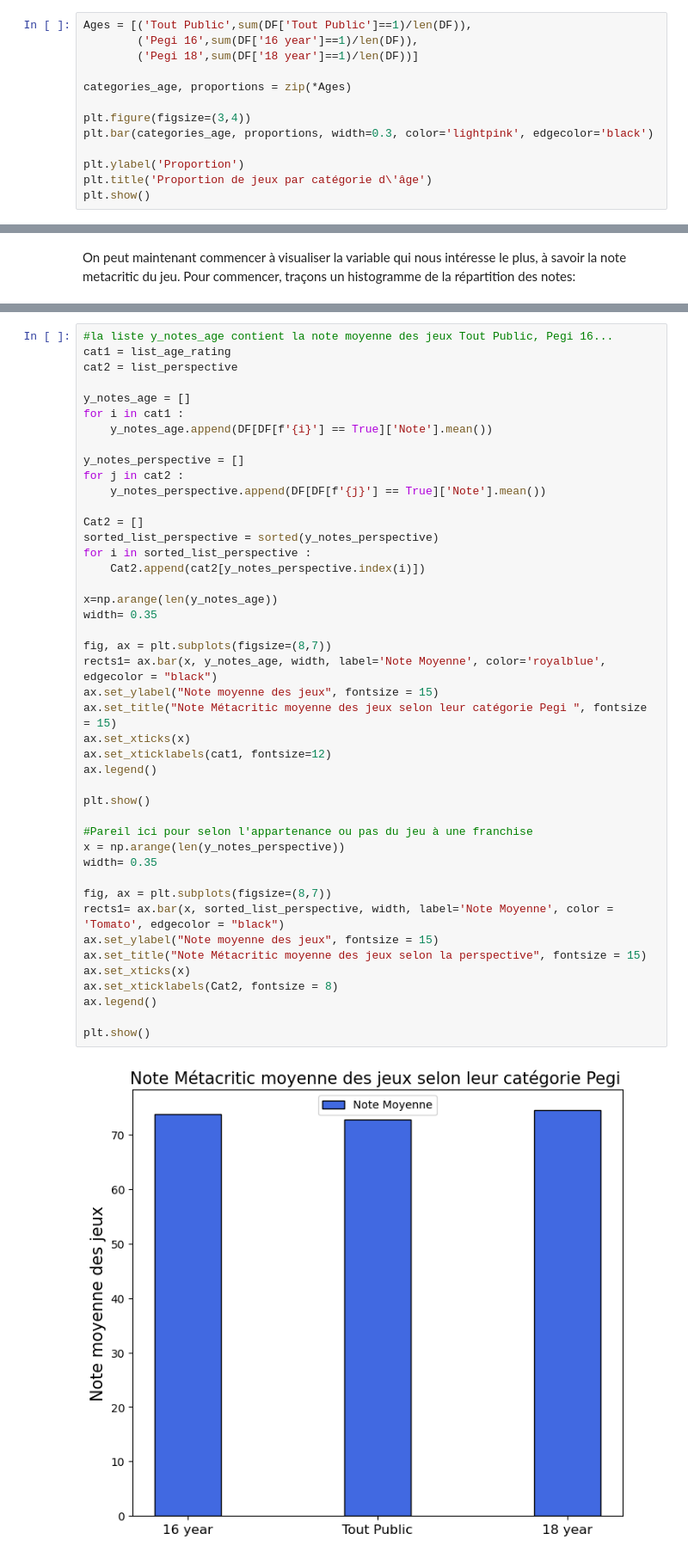
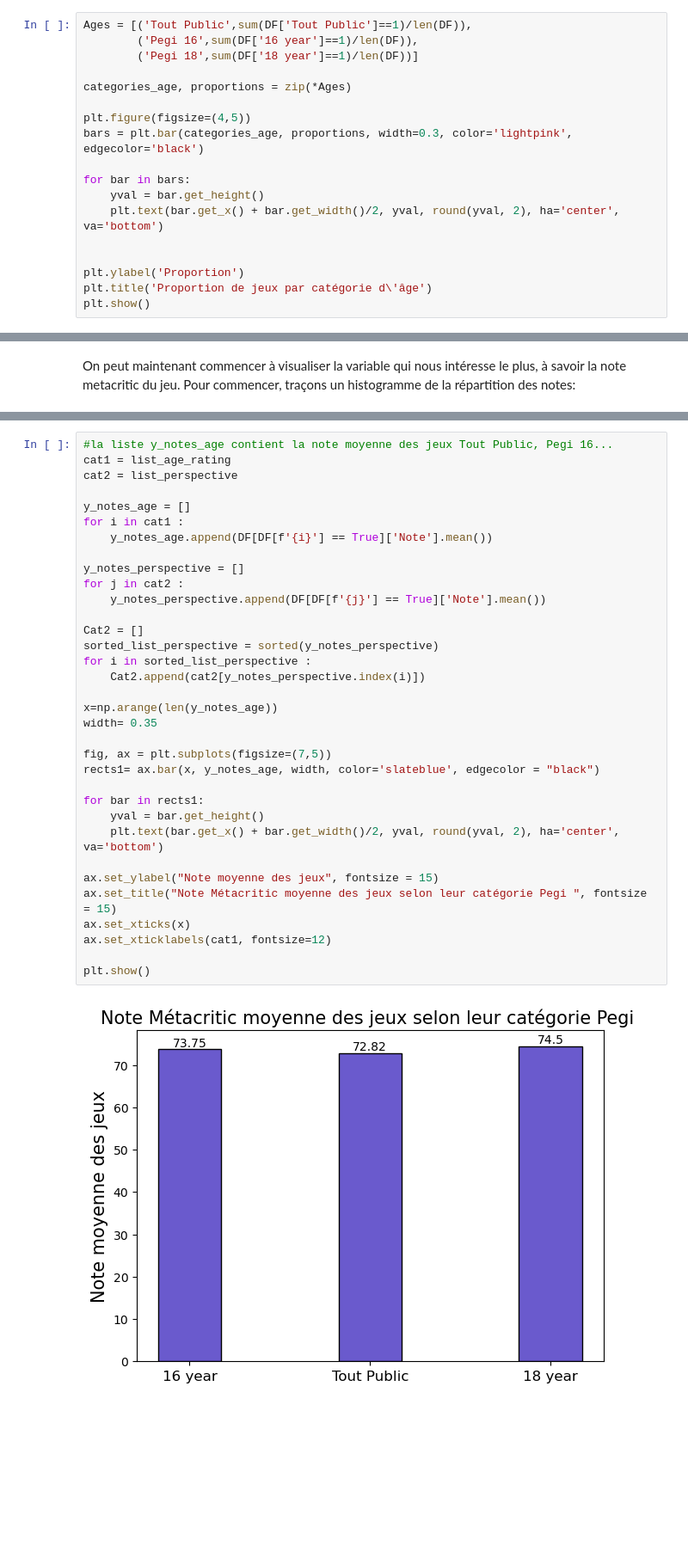
Before and after one commit to PyTomSss/PythonProjects, a Jupyter notebook: Project_Notebook.ipynb, the cells around one changed output, grey strips where cells are left out. Shown at 86% size. Saved outputs shown, nothing was run; the diff lists cells and outputs as text; blank space fills up the shorter version.

```diff
--- a/Project_Notebook.ipynb
+++ b/Project_Notebook.ipynb
@@ -1094,8 +1117,13 @@ Ages = [('Tout Public',sum(DF['Tout Public']==1)/len(DF)),
 
 categories_age, proportions = zip(*Ages)
 
-plt.figure(figsize=(3,4))
-plt.bar(categories_age, proportions, width=0.3, color='lightpink', edgecolor='black')
+plt.figure(figsize=(4,5))
+bars = plt.bar(categories_age, proportions, width=0.3, color='lightpink', edgecolor='black')
+
+for bar in bars:
+    yval = bar.get_height()
+    plt.text(bar.get_x() + bar.get_width()/2, yval, round(yval, 2), ha='center', va='bottom')
+
 
 plt.ylabel('Proportion')
 plt.title('Proportion de jeux par catégorie d\'âge')
@@ -1166,46 +1175,36 @@ Pour continuer dans les statistiques descriptives, nous allons mesure la note mo
 # %%
 #la liste y_notes_age contient la note moyenne des jeux Tout Public, Pegi 16...
 cat1 = list_age_rating
 cat2 = list_perspective
 
 y_notes_age = []
 for i in cat1 :
     y_notes_age.append(DF[DF[f'{i}'] == True]['Note'].mean())
 
 y_notes_perspective = []
 for j in cat2 :
     y_notes_perspective.append(DF[DF[f'{j}'] == True]['Note'].mean())
 
 Cat2 = []
 sorted_list_perspective = sorted(y_notes_perspective)
 for i in sorted_list_perspective :
     Cat2.append(cat2[y_notes_perspective.index(i)])
 
 x=np.arange(len(y_notes_age))
 width= 0.35
 
-fig, ax = plt.subplots(figsize=(8,7))
-rects1= ax.bar(x, y_notes_age, width, label='Note Moyenne', color='royalblue', edgecolor = "black")
+fig, ax = plt.subplots(figsize=(7,5))
+rects1= ax.bar(x, y_notes_age, width, color='slateblue', edgecolor = "black")
+
+for bar in rects1:
+    yval = bar.get_height()
+    plt.text(bar.get_x() + bar.get_width()/2, yval, round(yval, 2), ha='center', va='bottom')
+
 ax.set_ylabel("Note moyenne des jeux", fontsize = 15)
 ax.set_title("Note Métacritic moyenne des jeux selon leur catégorie Pegi ", fontsize = 15)
 ax.set_xticks(x)
 ax.set_xticklabels(cat1, fontsize=12)
-ax.legend()
 
 plt.show()
-
-#Pareil ici pour selon l'appartenance ou pas du jeu à une franchise
-x = np.arange(len(y_notes_perspective))
-width= 0.35
-
-fig, ax = plt.subplots(figsize=(8,7))
-rects1= ax.bar(x, sorted_list_perspective, width, label='Note Moyenne', color = 'Tomato', edgecolor = "black")
-ax.set_ylabel("Note moyenne des jeux", fontsize = 15)
-ax.set_title("Note Métacritic moyenne des jeux selon la perspective", fontsize = 15)
-ax.set_xticks(x)
-ax.set_xticklabels(Cat2, fontsize = 8)
-ax.legend()
-
-plt.show()
 # %% [output]
-[figure, old version]
+[figure, new version]
```
Also changed, not shown: parts of 20 cells of this notebook.
